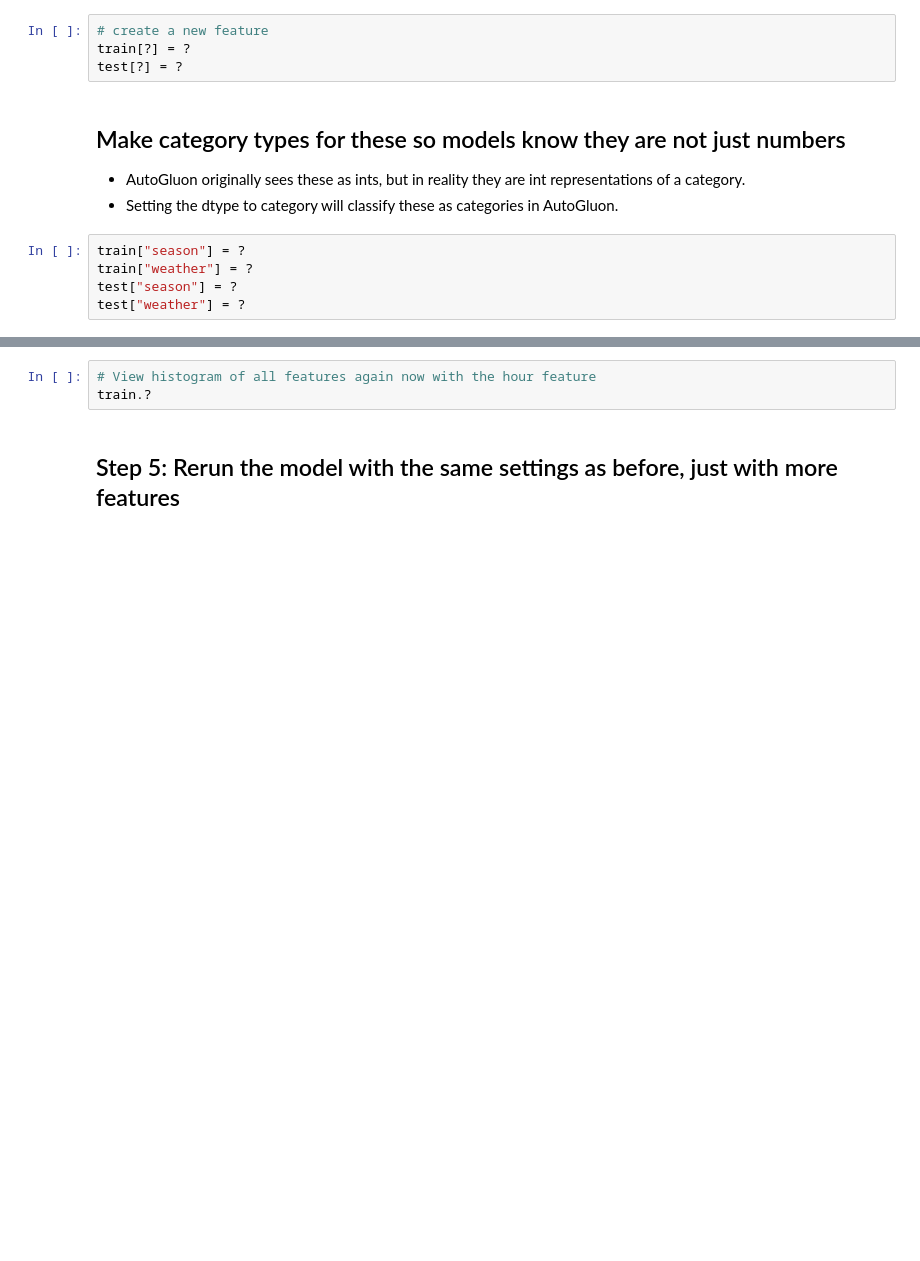
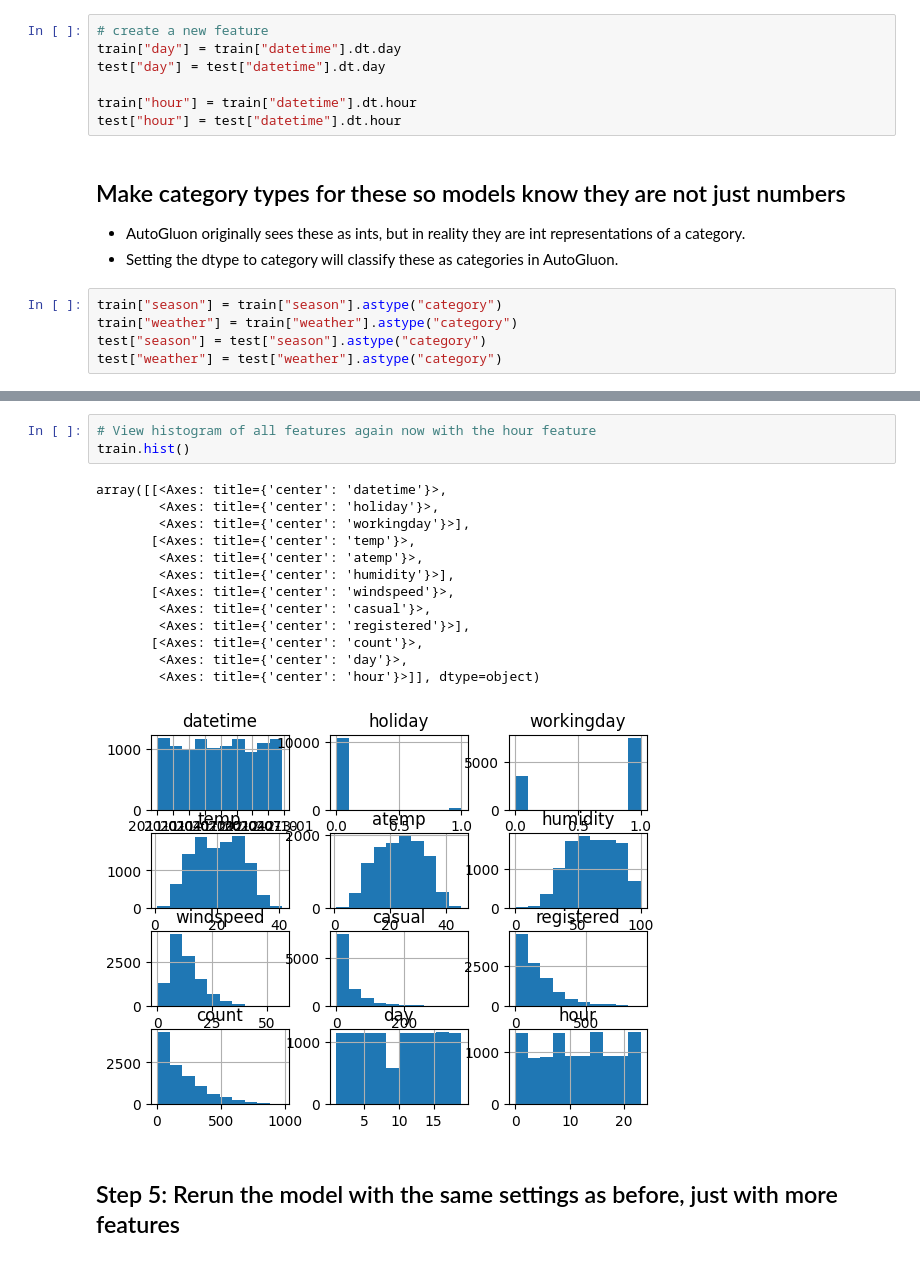
Before and after one commit to ayouboumy/udacity-first-project-starter, a Jupyter notebook: project/project-template.ipynb, the cells around one changed output, grey strips where cells are left out. Cells and saved outputs as stored; diff of their text form; blank space fills up the shorter version.

```diff
--- a/project/project-template.ipynb
+++ b/project/project-template.ipynb
@@ -179,16 +403,19 @@ train.?
-# %%
-# create a new feature
-train[?] = ?
-test[?] = ?
+# %%
+# create a new feature
+train["day"] = train["datetime"].dt.day
+test["day"] = test["datetime"].dt.day
+
+train["hour"] = train["datetime"].dt.hour
+test["hour"] = test["datetime"].dt.hour
 # %% [markdown]
 ## Make category types for these so models know they are not just numbers
 * AutoGluon originally sees these as ints, but in reality they are int representations of a category.
 * Setting the dtype to category will classify these as categories in AutoGluon.
 # %%
-train["season"] = ?
-train["weather"] = ?
-test["season"] = ?
-test["weather"] = ?
+train["season"] = train["season"].astype("category")
+train["weather"] = train["weather"].astype("category")
+test["season"] = test["season"].astype("category")
+test["weather"] = test["weather"].astype("category")
 # %%
 # View are new feature
 train.head()
@@ -195,5 +429,19 @@ train.head()
 # %%
 # View histogram of all features again now with the hour feature
-train.?
+train.hist()
+# %% [output]
+array([[<Axes: title={'center': 'datetime'}>,
+        <Axes: title={'center': 'holiday'}>,
+        <Axes: title={'center': 'workingday'}>],
+       [<Axes: title={'center': 'temp'}>,
+        <Axes: title={'center': 'atemp'}>,
+        <Axes: title={'center': 'humidity'}>],
+       [<Axes: title={'center': 'windspeed'}>,
+        <Axes: title={'center': 'casual'}>,
+        <Axes: title={'center': 'registered'}>],
+       [<Axes: title={'center': 'count'}>,
+        <Axes: title={'center': 'day'}>,
+        <Axes: title={'center': 'hour'}>]], dtype=object)
+[figure, added]
 # %% [markdown]
 ## Step 5: Rerun the model with the same settings as before, just with more features
```
Also changed, not shown: parts of 33 cells of this notebook.
